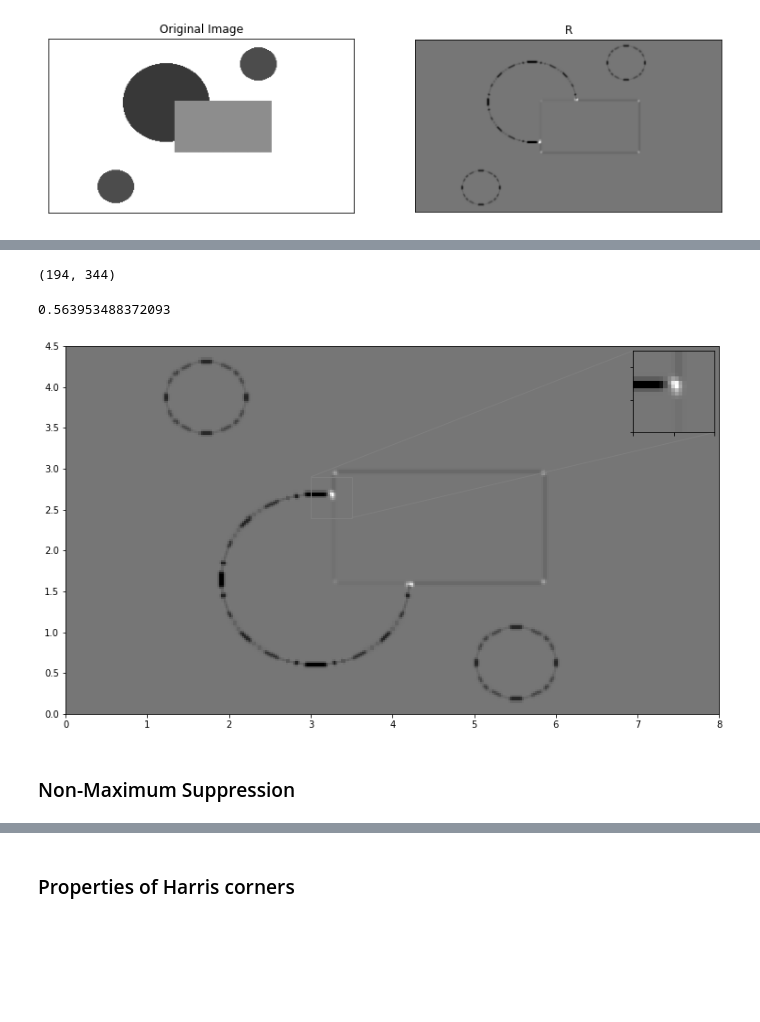
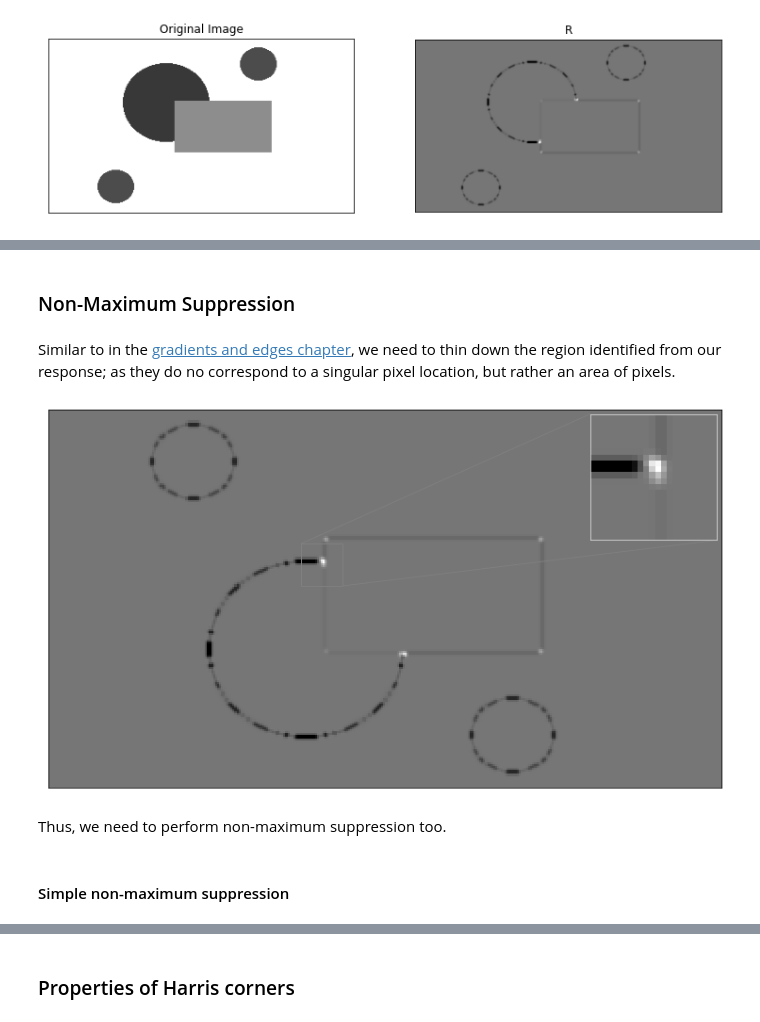
Before and after one commit to 0WN463/wellspring, a Jupyter notebook: computer-vision/key_points.ipynb, the cells around one changed output, grey strips where cells are left out. Cells and saved outputs as stored; diff of their text form; code cells hidden in the pictures; blank space fills up the shorter version.

Commit message:
Complete keypoints chapter

```diff
--- a/computer-vision/key_points.ipynb
+++ b/computer-vision/key_points.ipynb
@@ -292,37 +290,41 @@ show_images([(shape_image, "Original Image"), (ev1, "Smaller Eigenvalue", True),
-# %%
-R.shape
-# %% [output]
-(194, 344)
-# %%
-194/344
-# %% [output]
-0.563953488372093
-# %%
-from mpl_toolkits.axes_grid1.inset_locator import zoomed_inset_axes
-from mpl_toolkits.axes_grid1.inset_locator import mark_inset
-
-fig, ax = plt.subplots(figsize=[12.8, 9.6])
-
-extent = [0, 8, 0, 4.5]
-ax.imshow(R, extent=extent, interpolation="nearest",
-          origin="lower", cmap="gray")
-
-axins = zoomed_inset_axes(ax, 2, loc=1)
-axins.imshow(R, extent=extent, interpolation="nearest",
-             origin="lower", cmap="gray")
-
-x1, x2, y1, y2 = 3, 3.5, 2.4, 2.9
-axins.set_xlim(x1, x2)
-axins.set_ylim(y1, y2)
-
-plt.xticks(visible=False)
-plt.yticks(visible=False)
-
-mark_inset(ax, axins, loc1=2, loc2=4, fc="none", ec="0.5")
-
-plt.draw()
-plt.show()
-# %% [output]
-[figure, removed]
 # %% [markdown]
 ### Non-Maximum Suppression
+# %% [markdown]
+Similar to in the [gradients and edges chapter](./gradients_and_edges.ipynb#non-maximum-suppressions), we need to thin down the region identified from our response; as they do no correspond to a singular pixel location, but rather an area of pixels.
+# %%
+fig, ax = plt.subplots(figsize=[12.8, 9.6])
+
+extent = [0, 8, 0, 4.5]
+ax.imshow(R, extent=extent, interpolation="nearest",
+          origin="lower", cmap="gray")
+
+axins = zoomed_inset_axes(ax, 3, loc=1)
+axins.imshow(R, extent=extent, interpolation="nearest",
+             origin="lower", cmap="gray")
+axins.face_color = "white"
+x1, x2, y1, y2 = 3, 3.5, 2.4, 2.9
+axins.set_xlim(x1, x2)
+axins.set_ylim(y1, y2)
+
+axins.spines['bottom'].set_color('#dddddd')
+axins.spines['top'].set_color('#dddddd')
+axins.spines['right'].set_color('#dddddd')
+axins.spines['left'].set_color('#dddddd')
+
+
+axins.yaxis.set_visible(False)
+axins.xaxis.set_visible(False)
+
+ax.yaxis.set_visible(False)
+ax.xaxis.set_visible(False)
+
+mark_inset(ax, axins, loc1=2, loc2=4, fc="none", ec="0.5")
+
+plt.draw()
+plt.show()
+# %% [output]
+[figure, added]
+# %% [markdown]
+Thus, we need to perform non-maximum suppression too.
+# %% [markdown]
+#### Simple non-maximum suppression
```
Also changed, not shown: parts of 42 cells of this notebook, 3 other files.
